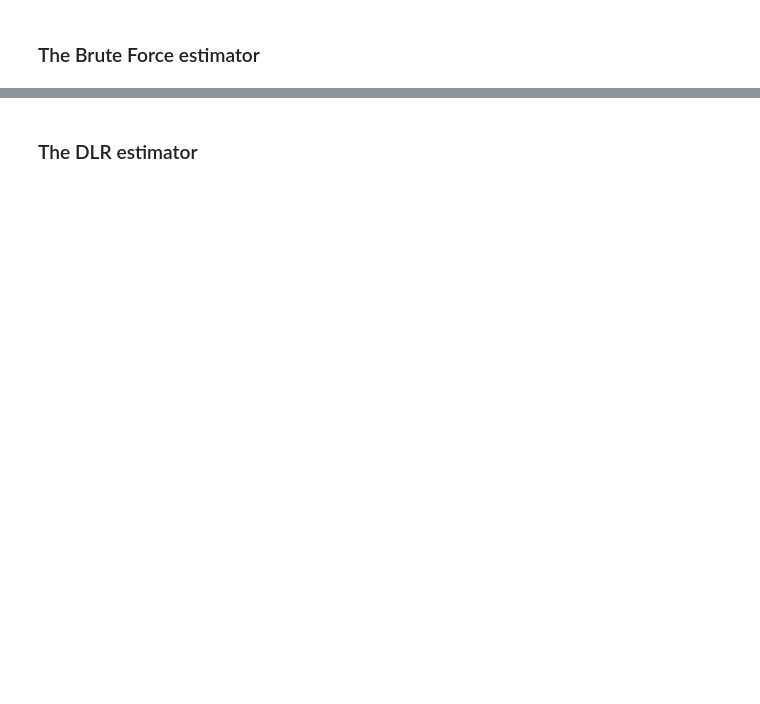
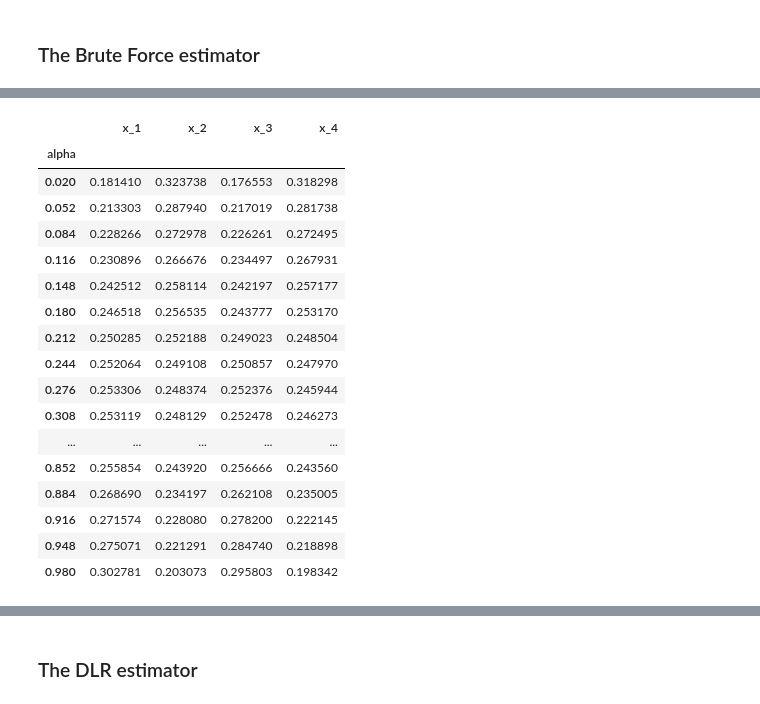
Before and after one commit to Yuleii/quantile-sensitivity-measures, a Jupyter notebook: quantile_based_global_sensitivity_measures.ipynb, the cells around one changed output, grey strips where cells are left out. Cells and saved outputs as stored; diff of their text form; code cells hidden in the pictures; blank space fills up the shorter version.

```diff
--- a/quantile_based_global_sensitivity_measures.ipynb
+++ b/quantile_based_global_sensitivity_measures.ipynb
@@ -894,3 +916,24 @@ bf_measures_2 = mc_quantile_measures("brute force", objfun2, n_params_2, 0, 1, "
+# %%
+bf_measures_2.loc["Q_2"]
+# %% [output]
+|  | x_1 | x_2 | x_3 | x_4 |
+| alpha |  |  |  |  |
+| 0.020 | 0.181410 | 0.323738 | 0.176553 | 0.318298 |
+| 0.052 | 0.213303 | 0.287940 | 0.217019 | 0.281738 |
+| 0.084 | 0.228266 | 0.272978 | 0.226261 | 0.272495 |
+| 0.116 | 0.230896 | 0.266676 | 0.234497 | 0.267931 |
+| 0.148 | 0.242512 | 0.258114 | 0.242197 | 0.257177 |
+| 0.180 | 0.246518 | 0.256535 | 0.243777 | 0.253170 |
+| 0.212 | 0.250285 | 0.252188 | 0.249023 | 0.248504 |
+| 0.244 | 0.252064 | 0.249108 | 0.250857 | 0.247970 |
+| 0.276 | 0.253306 | 0.248374 | 0.252376 | 0.245944 |
+| 0.308 | 0.253119 | 0.248129 | 0.252478 | 0.246273 |
+| ... | ... | ... | ... | ... |
+| 0.852 | 0.255854 | 0.243920 | 0.256666 | 0.243560 |
+| 0.884 | 0.268690 | 0.234197 | 0.262108 | 0.235005 |
+| 0.916 | 0.271574 | 0.228080 | 0.278200 | 0.222145 |
+| 0.948 | 0.275071 | 0.221291 | 0.284740 | 0.218898 |
+| 0.980 | 0.302781 | 0.203073 | 0.295803 | 0.198342 |
 # %%
 plot_quantile_measures(bf_measures_2)
 # %% [output]
```
Also changed, not shown: parts of 38 cells of this notebook.
